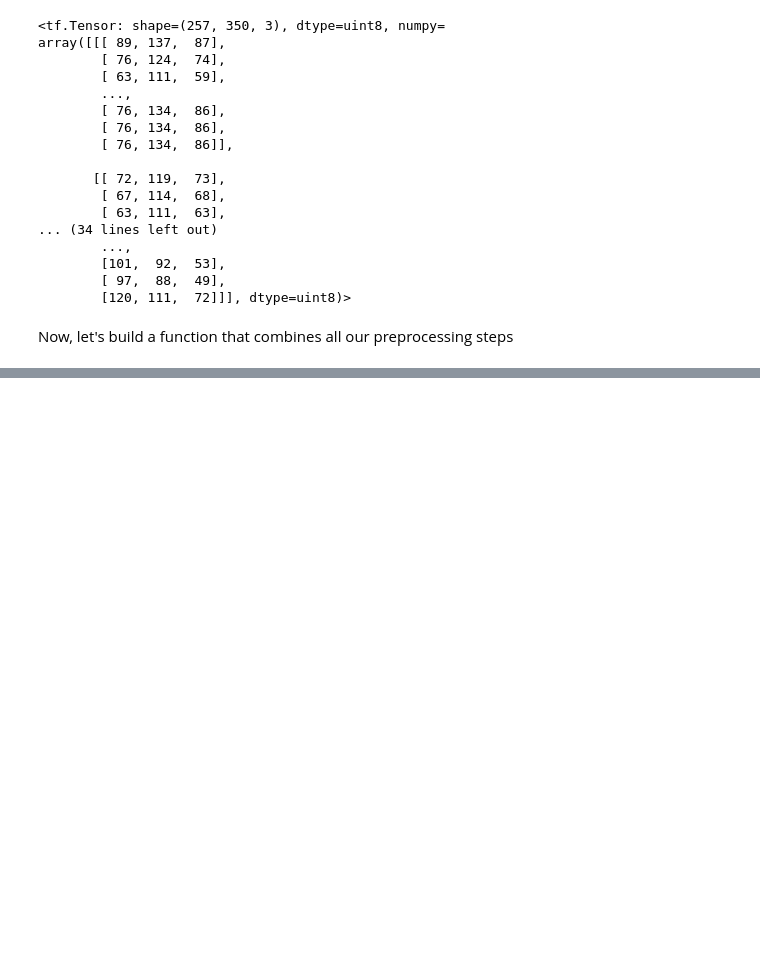
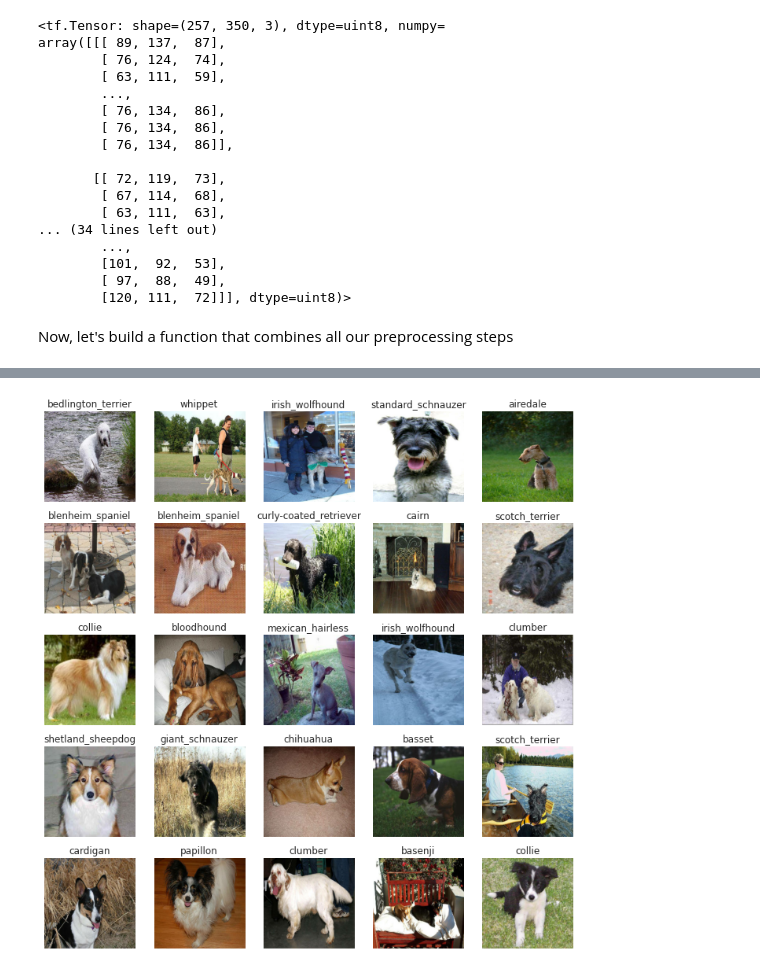
Before and after one commit to Shubhranshu-Malhotra/Dog-Breed-Classification-Deep-Learning, a Jupyter notebook: Dog_Breed_Classification_Data_Preparation_and_Preprocessing.ipynb, the cells around one changed output, grey strips where cells are left out. Saved outputs shown, nothing was run; the diff lists cells and outputs as text; code cells hidden in the pictures; blank space fills up the shorter version.

Commit message:
Data converted to tensorflow BatchDataset

```diff
--- a/Dog_Breed_Classification_Data_Preparation_and_Preprocessing.ipynb
+++ b/Dog_Breed_Classification_Data_Preparation_and_Preprocessing.ipynb
@@ -622,0 +637,8 @@ def process_image(image_path):
+# %%
+def tuple_image_label (image_path, label):
+  """
+  Processes image at image_path and returns processed image and label as a tuple.
+  """
+  # Process image
+  image = process_image(image_path)
+  return (image, label)
@@ -622,0 +692,3 @@ def process_image(image_path):
+# %%
+train_data = form_data_batches(X_train, y_train)
+val_data = form_data_batches(X_val,y_val, valid_data=True)
@@ -622,0 +714,19 @@ def process_image(image_path):
+# %%
+def show_25_images(images, labels):
+  """
+  Takes a batch of data as input and plots the first 25 images in the batch along with labels
+  """
+  # imitialize a matplotlib figure
+  plt.figure(figsize=(10,10))
+  # run a loop to plot 25 images
+  for i in range(25):
+    # divide plot into 25 (5 X 5) subplots and select (i+1)th subplot
+    plt.subplot(5,5,i+1)
+    # plot the current image on the (i+1)th subplot
+    plt.imshow(images[i])
+    # Set the image title as the breed it belongs to
+    plt.title(unique_breeds[labels[i].argmax()])
+    # turn axis off to prevnt crowding
+    plt.axis('off')
+    # Decongest the plot
+    plt.tight_layout()
@@ -622,0 +748,6 @@ def process_image(image_path):
+# %%
+train_batch_images, train_batch_labels = next(train_data.as_numpy_iterator())
+# %%
+show_25_images(train_batch_images, train_batch_labels)
+# %% [output]
+[figure, added]
```
Also changed, not shown: parts of 21 cells of this notebook.
